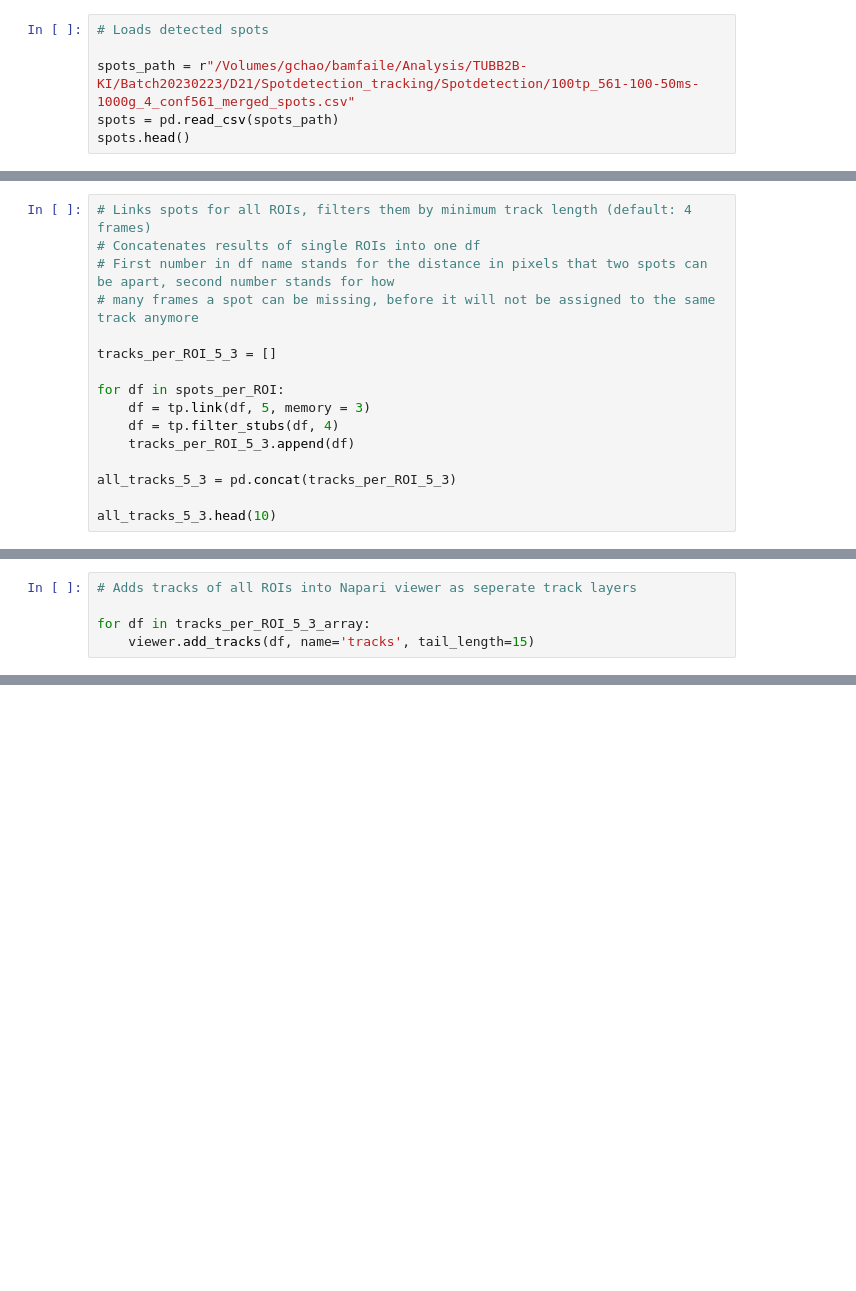
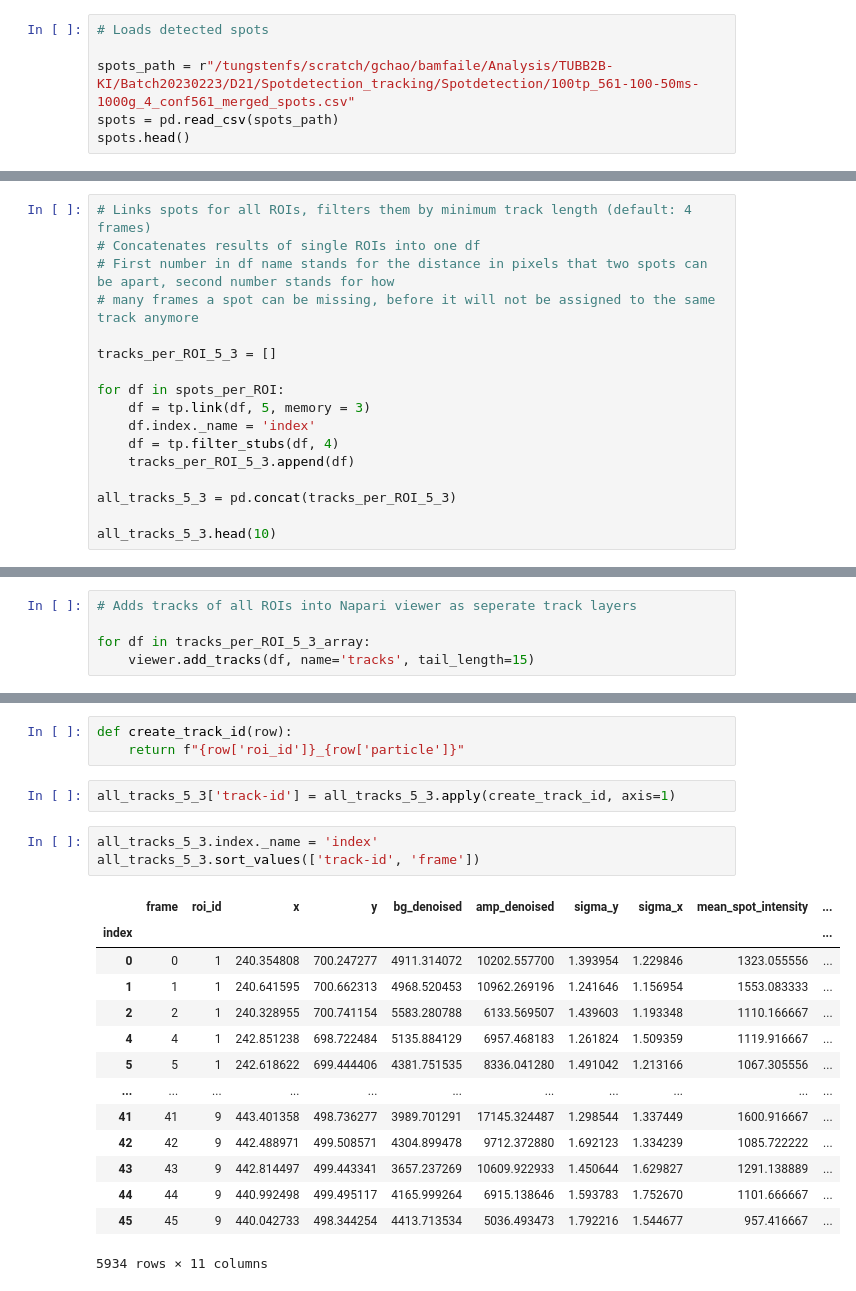
Before and after one commit to fmi-basel/singlemolecule-tracking, a Jupyter notebook: runs/2023-09-08_develop_tracking/Spotdetection_visualization.ipynb, the cells around one changed output, grey strips where cells are left out. Drawn from its saved outputs; the diff is of its cells as text; blank space fills up the shorter version.

```diff
--- a/runs/2023-09-08_develop_tracking/Spotdetection_visualization.ipynb
+++ b/runs/2023-09-08_develop_tracking/Spotdetection_visualization.ipynb
@@ -42,6 +49,6 @@ viewer.add_image(image_mask,
 # %%
 # Loads detected spots
 
-spots_path = r"/Volumes/gchao/bamfaile/Analysis/TUBB2B-KI/Batch20230223/D21/Spotdetection_tracking/Spotdetection/100tp_561-100-50ms-1000g_4_conf561_merged_spots.csv"
+spots_path = r"/tungstenfs/scratch/gchao/bamfaile/Analysis/TUBB2B-KI/Batch20230223/D21/Spotdetection_tracking/Spotdetection/100tp_561-100-50ms-1000g_4_conf561_merged_spots.csv"
 spots = pd.read_csv(spots_path)
 spots.head()
@@ -87,6 +137,7 @@ tracks_per_ROI_5_3 = []
 
 for df in spots_per_ROI:
     df = tp.link(df, 5, memory = 3)
+    df.index._name = 'index'
     df = tp.filter_stubs(df, 4)
     tracks_per_ROI_5_3.append(df)
 
@@ -136,0 +321,23 @@ tp.plot_traj(tracks_per_ROI_5_3_sorted[0]);
+# %%
+def create_track_id(row):
+    return f"{row['roi_id']}_{row['particle']}"
+# %%
+all_tracks_5_3['track-id'] = all_tracks_5_3.apply(create_track_id, axis=1)
+# %%
+all_tracks_5_3.index._name = 'index'
+all_tracks_5_3.sort_values(['track-id', 'frame'])
+# %% [output]
+|  | frame | roi_id | x | y | bg_denoised | amp_denoised | sigma_y | sigma_x | mean_spot_intensity | ... |
+| index |  |  |  |  |  |  |  |  |  | ... |
+| 0 | 0 | 1 | 240.354808 | 700.247277 | 4911.314072 | 10202.557700 | 1.393954 | 1.229846 | 1323.055556 | ... |
+| 1 | 1 | 1 | 240.641595 | 700.662313 | 4968.520453 | 10962.269196 | 1.241646 | 1.156954 | 1553.083333 | ... |
+| 2 | 2 | 1 | 240.328955 | 700.741154 | 5583.280788 | 6133.569507 | 1.439603 | 1.193348 | 1110.166667 | ... |
+| 4 | 4 | 1 | 242.851238 | 698.722484 | 5135.884129 | 6957.468183 | 1.261824 | 1.509359 | 1119.916667 | ... |
+| 5 | 5 | 1 | 242.618622 | 699.444406 | 4381.751535 | 8336.041280 | 1.491042 | 1.213166 | 1067.305556 | ... |
+| ... | ... | ... | ... | ... | ... | ... | ... | ... | ... | ... |
+| 41 | 41 | 9 | 443.401358 | 498.736277 | 3989.701291 | 17145.324487 | 1.298544 | 1.337449 | 1600.916667 | ... |
+| 42 | 42 | 9 | 442.488971 | 499.508571 | 4304.899478 | 9712.372880 | 1.692123 | 1.334239 | 1085.722222 | ... |
+| 43 | 43 | 9 | 442.814497 | 499.443341 | 3657.237269 | 10609.922933 | 1.450644 | 1.629827 | 1291.138889 | ... |
+| 44 | 44 | 9 | 440.992498 | 499.495117 | 4165.999264 | 6915.138646 | 1.593783 | 1.752670 | 1101.666667 | ... |
+| 45 | 45 | 9 | 440.042733 | 498.344254 | 4413.713534 | 5036.493473 | 1.792216 | 1.544677 | 957.416667 | ... |
+5934 rows × 11 columns
```
Also changed, not shown: parts of 32 cells of this notebook.
